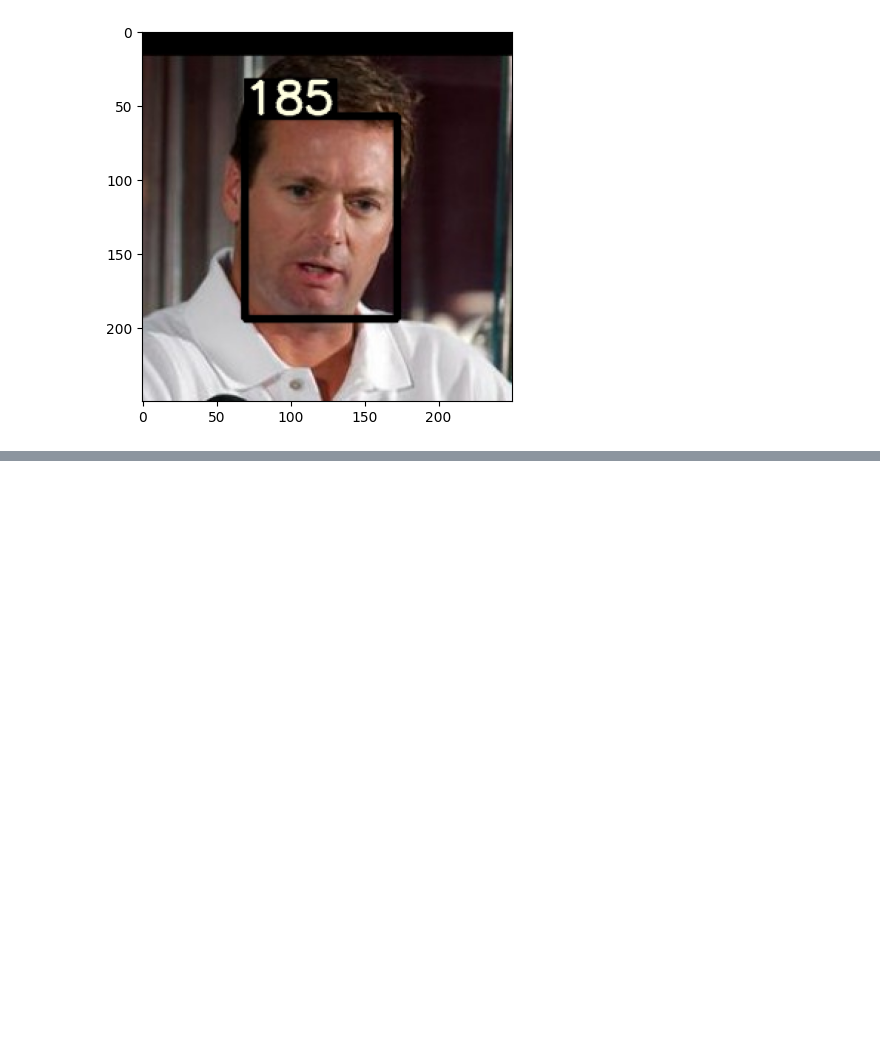
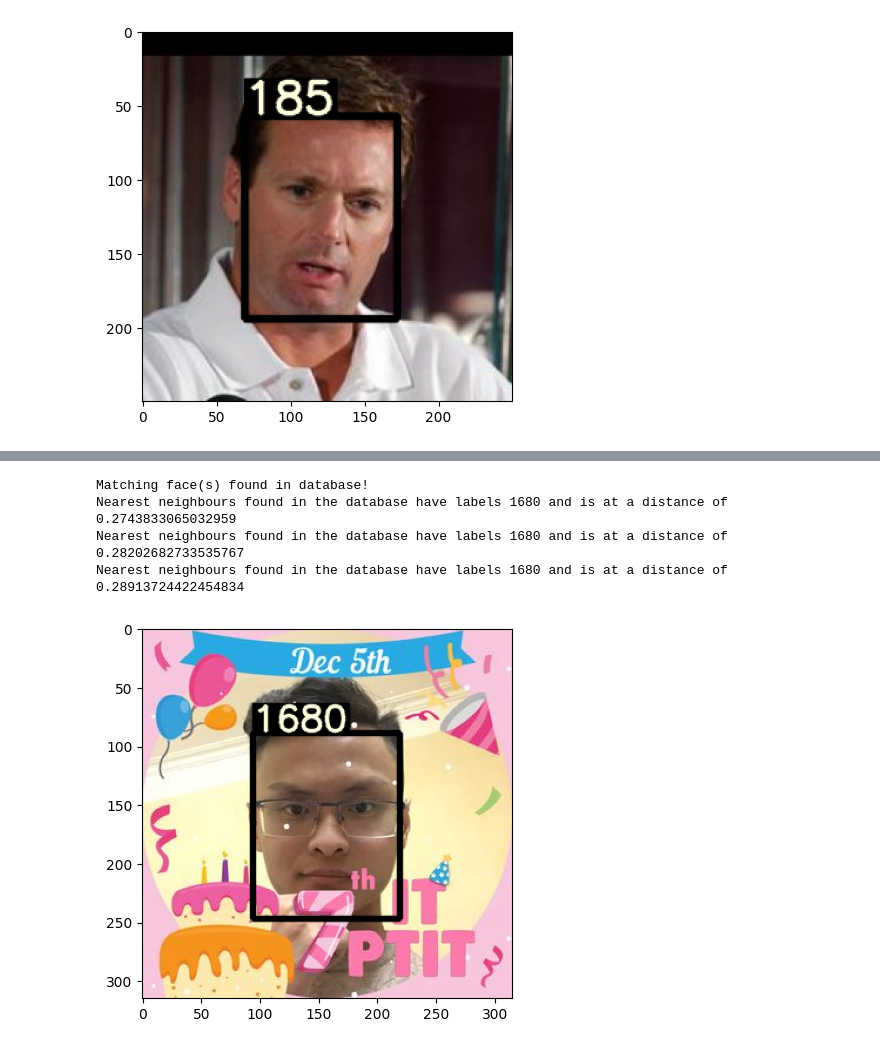
Before and after one commit to thanhnienyeumeo/Face-Recognition-ITPTIT-AI-TEAM, a Jupyter notebook: faceRecognition.ipynb, the cells around one changed output, grey strips where cells are left out. Saved outputs shown, nothing was run; the diff lists cells and outputs as text; code cells hidden in the pictures; blank space fills up the shorter version.

```diff
--- a/faceRecognition.ipynb
+++ b/faceRecognition.ipynb
@@ -310,0 +377,8 @@ Nearest neighbours found in the database have labels 721 and is at a distance of
+# %%
+print_ID_results("127953314_1101131300345929_223365274437402144_o.jpg", labels)
+# %% [output]
+Matching face(s) found in database!
+Nearest neighbours found in the database have labels 1680 and is at a distance of 0.2743833065032959
+Nearest neighbours found in the database have labels 1680 and is at a distance of 0.28202682733535767
+Nearest neighbours found in the database have labels 1680 and is at a distance of 0.28913724422454834
+[figure, added]
```
Also changed, not shown: parts of 15 cells of this notebook, 8 other files.
